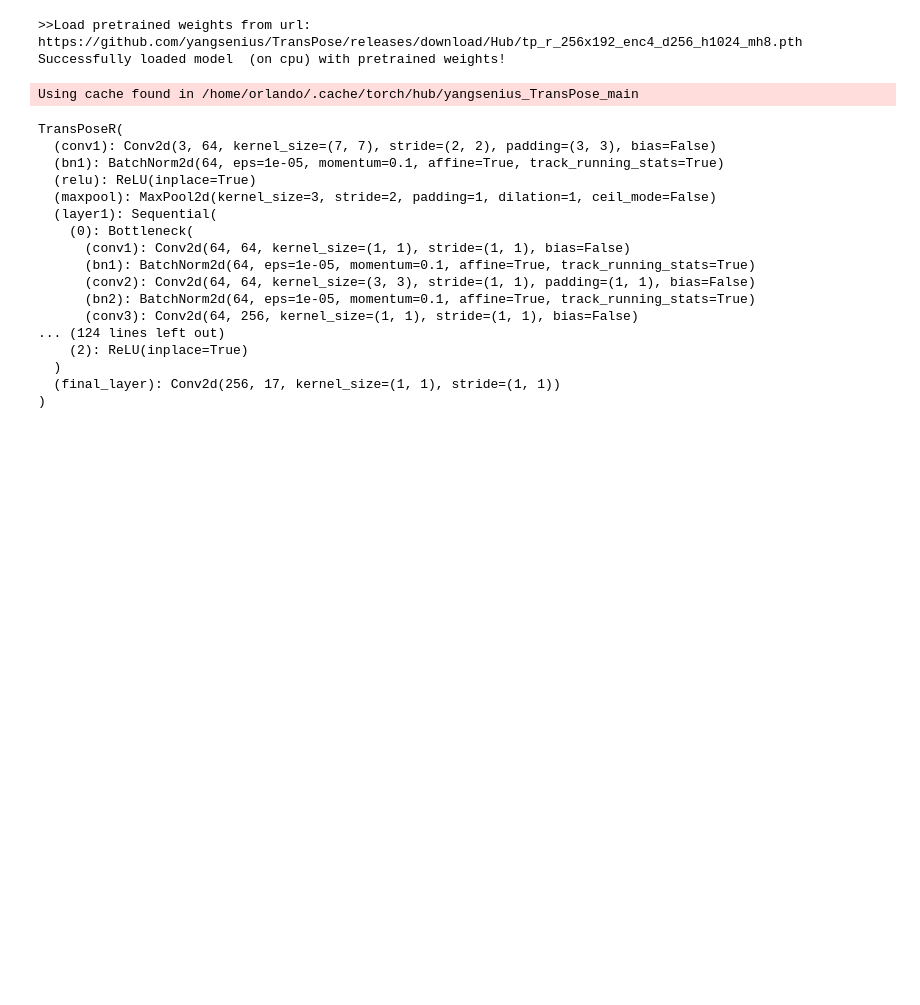
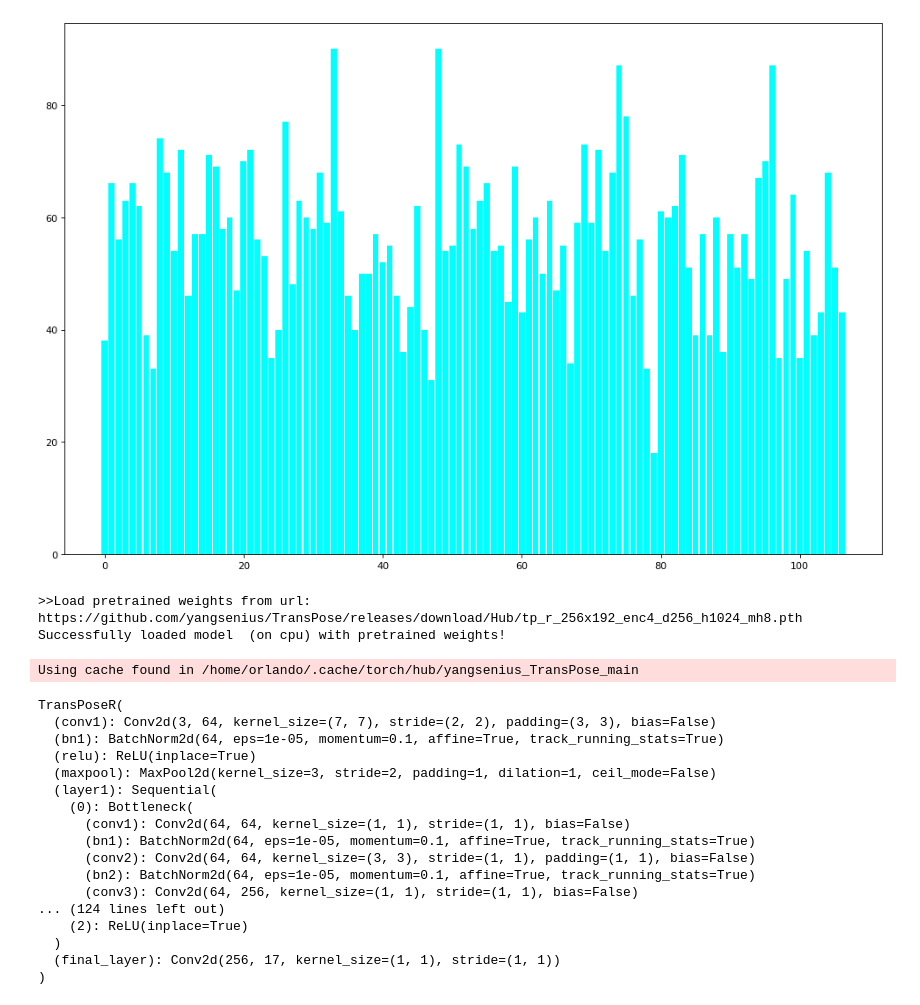
Before and after one commit to michele17284/YogaPose, a Jupyter notebook: RunAnalysis.ipynb, the cells around one changed output. Drawn from its saved outputs; the diff is of its cells as text; code cells hidden in the pictures; blank space fills up the shorter version.

```diff
--- a/RunAnalysis.ipynb
+++ b/RunAnalysis.ipynb
@@ -92,6 +93,24 @@ class YogaPoseDataset(Dataset):
         Xs = torch.stack([x[1] for x in data])
         y = torch.stack([torch.tensor(x[0]) for x in data])
         return Xs, y
+# %%
+#DATASET ANALYSIS
+with open("/home/orlando/PycharmProjects/YogaPose/data/annotations/annotation.json") as f:
+    datalsit = []
+    data = json.load(f)
+    for i,v in data.items():
+        datalsit.append(len(v["images_list"]))
+# Iterating through the json
+# list
+
+
+bins = list(range(107))
+plt.figure(figsize=(15, 10), dpi=80)
+plt.bar(bins, datalsit, width = 0.85, color="cyan" )
+plt.savefig("out/data_histogram.png")
+plt.show()
+# %% [output]
+[figure, added]
 # %%
 data_aug_parameters = {
     "RC_size": 32, "RC_padding": 2,  # default = none
```
Also changed, not shown: parts of 6 cells of this notebook, 3 other files.
